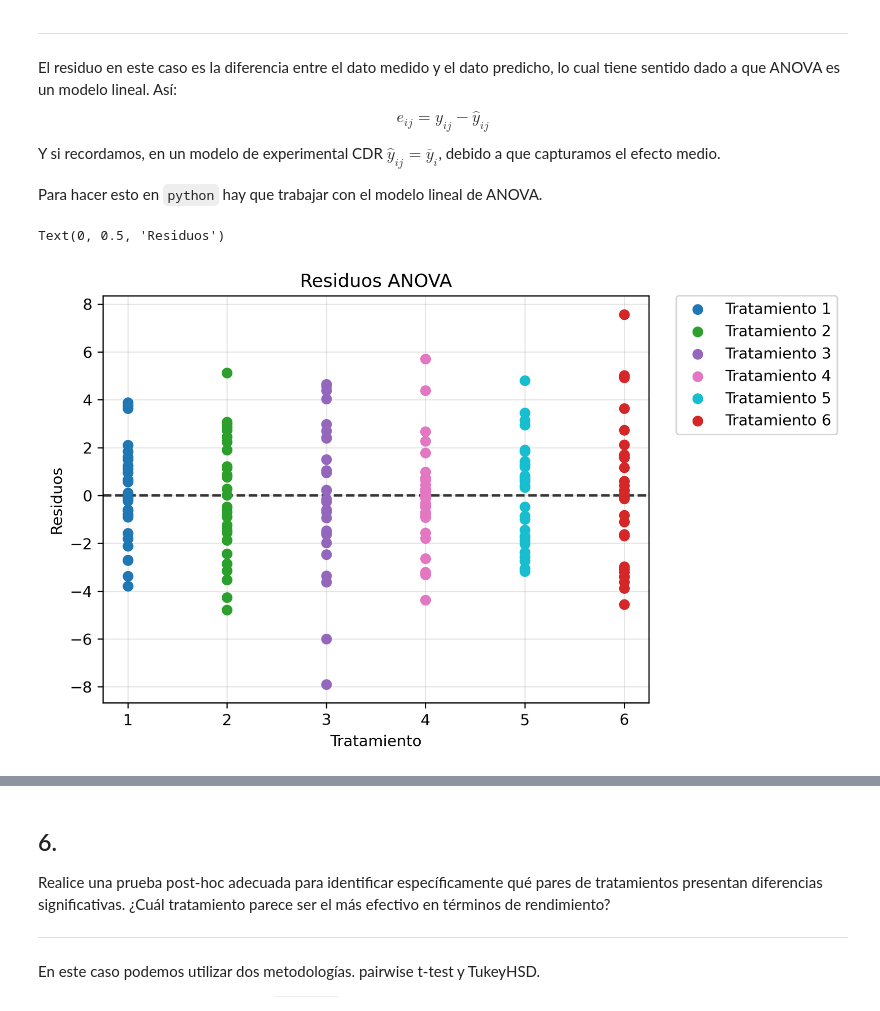
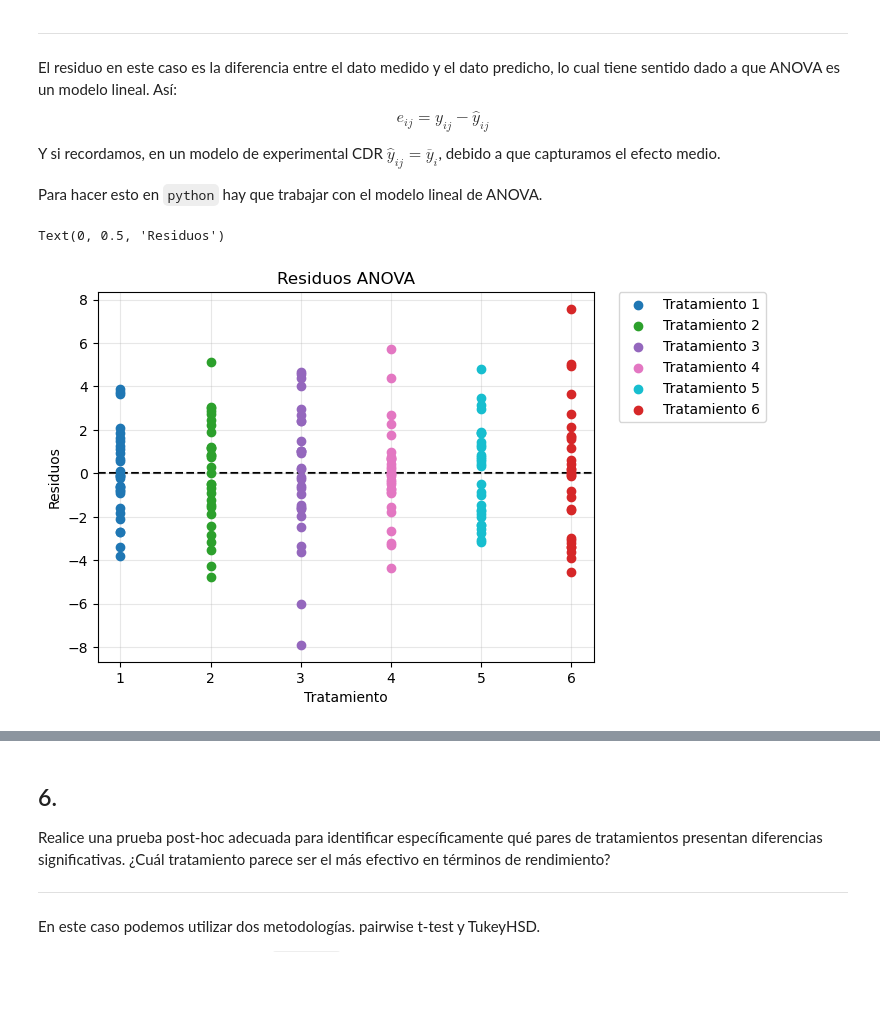
Before and after one commit to SysBioengLab/IIQ3402-Statistical-Design, a Jupyter notebook: Ayudantias/Ayudantia5_TestDeHipotesisANOVA.ipynb, the cells around one changed output, grey strips where cells are left out. Cells and saved outputs as stored; diff of their text form; code cells hidden in the pictures; blank space fills up the shorter version.

```diff
--- a/Ayudantias/Ayudantia5_TestDeHipotesisANOVA.ipynb
+++ b/Ayudantias/Ayudantia5_TestDeHipotesisANOVA.ipynb
@@ -230,7 +209,7 @@ tratamiento3 = st.norm.rvs(loc = 6, scale = 3, size = 30)
 tratamiento4 = st.norm.rvs(loc = 11, scale = 2.3, size = 30)
 tratamiento5 = st.norm.rvs(loc = 9.5, scale = 2.1, size = 30)
 tratamiento6 = st.norm.rvs(loc = 7, scale = 3.1, size = 30)
-fig, ax = plt.subplots(dpi = 300)
+fig, ax = plt.subplots(dpi = 100)
 colors = ['tab:blue', 'tab:green', 'tab:purple', 'tab:pink', 'tab:cyan', 'tab:red']
 for i, trat in enumerate([tratamiento1, tratamiento2, tratamiento3, tratamiento4, tratamiento5, tratamiento6]):
     ax.boxplot(
@@ -275,7 +254,7 @@ la utilización de datos no-normales?
 En esta caso aplicamos el test de Shapiro-Wilk, el cual es un test de hipótesis que permite definir si una muestra proviene de una distribución normal. En particular, la hipótesis nula define que los datos son normales, y la alternativa que son no-normales.
 # %%
 import scipy.stats as st
-fig, ax = plt.subplots(3,2, dpi = 300, figsize = (15,10))
+fig, ax = plt.subplots(3,2, dpi = 100, figsize = (15,10))
 i,j = 0,0
 for c, trat in enumerate([tratamiento1, tratamiento2, tratamiento3, tratamiento4, tratamiento5, tratamiento6]):
     (osm, osr), (slope, intercept, r) = st.probplot(trat)
@@ -361,20 +340,20 @@ Para hacer esto en `python` hay que trabajar con el modelo lineal de ANOVA.
 residuos = modelo.resid
 df_plant['residuos'] = residuos
 # %%
-fig, ax = plt.subplots(dpi = 300)
+fig, ax = plt.subplots(dpi = 100)
 
 for i in df_plant['Tratamiento'].unique():
     df_trat = df_plant[df_plant['Tratamiento'] == i]
     ax.scatter(df_trat['Tratamiento'], df_trat['residuos'], color = colors[i-1], label = f'Tratamiento {i}',
                zorder = 2)
 ax.legend(bbox_to_anchor = (1.05, 1), loc = 2, borderaxespad = 0.)
 ax.grid(alpha = 0.3, zorder = 0)
 ax.axhline(0, color = 'k', linestyle = '--', zorder = 1)
 ax.set_title('Residuos ANOVA')
 ax.set_xlabel('Tratamiento')
 ax.set_ylabel('Residuos')
 #
 # %% [output]
 Text(0, 0.5, 'Residuos')
-[figure, old version]
+[figure, new version]
 # %%
```
Also changed, not shown: parts of 7 cells of this notebook, 8 other files.
